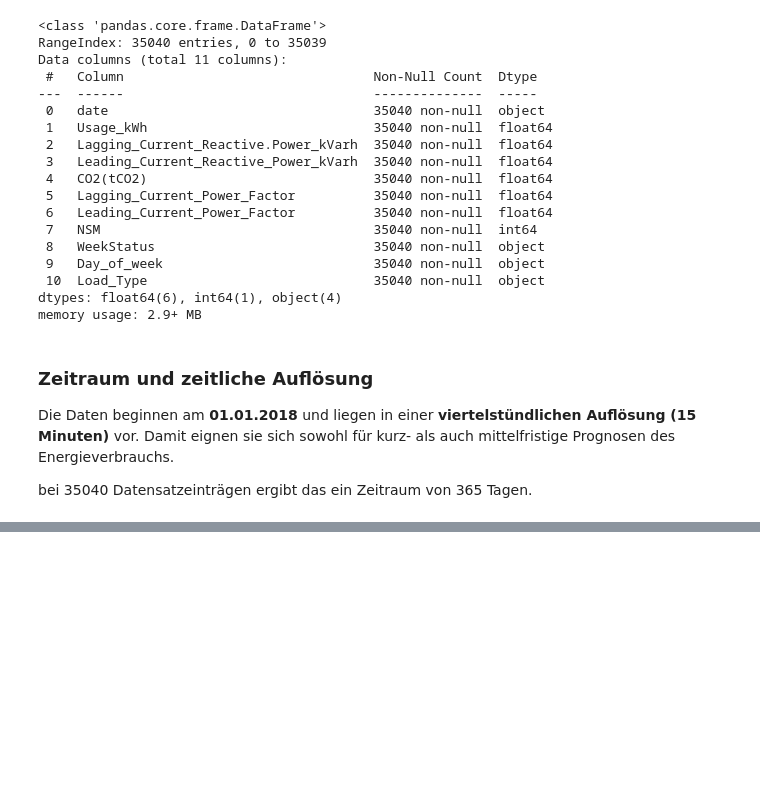
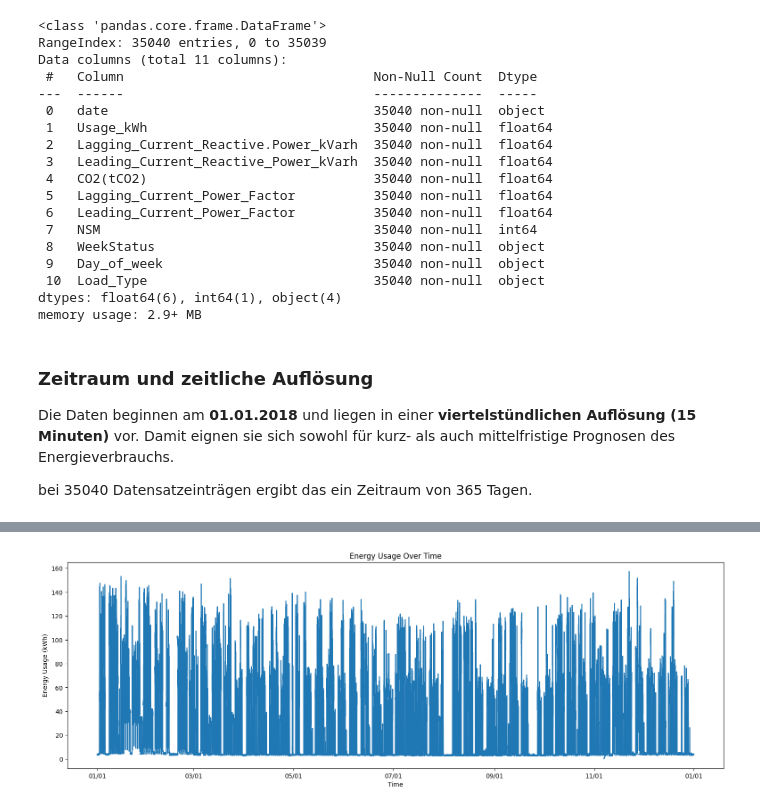
Before and after one commit to derlole/InDuStIaLfOrEcAsTiNgWELOVEIT, a Jupyter notebook: src/start.ipynb, the cells around one changed output, grey strips where cells are left out. Saved outputs shown, nothing was run; the diff lists cells and outputs as text; code cells hidden in the pictures; blank space fills up the shorter version.

```diff
--- a/src/start.ipynb
+++ b/src/start.ipynb
@@ -99,0 +106,2 @@ print(int(len(df)/(SETS_PER_HOUR * HOURS_PER_DAY)))
+# %%
+df['date'] = pd.to_datetime(df['date'], dayfirst=True)
@@ -99,0 +111,15 @@ print(int(len(df)/(SETS_PER_HOUR * HOURS_PER_DAY)))
+# %%
+import matplotlib.pyplot as plt
+import matplotlib.dates as mdates
+
+plt.figure(figsize=(19,6))
+plt.plot(df['date'], df['Usage_kWh'])
+
+plt.gca().xaxis.set_major_formatter(mdates.DateFormatter('%m/%d'))
+
+plt.xlabel('Time')
+plt.ylabel('Energy Usage (kWh)')
+plt.title('Energy Usage Over Time')
+plt.show()
+# %% [output]
+[figure, added]
```
Also changed, not shown: parts of 53 cells of this notebook, 1 other file.
